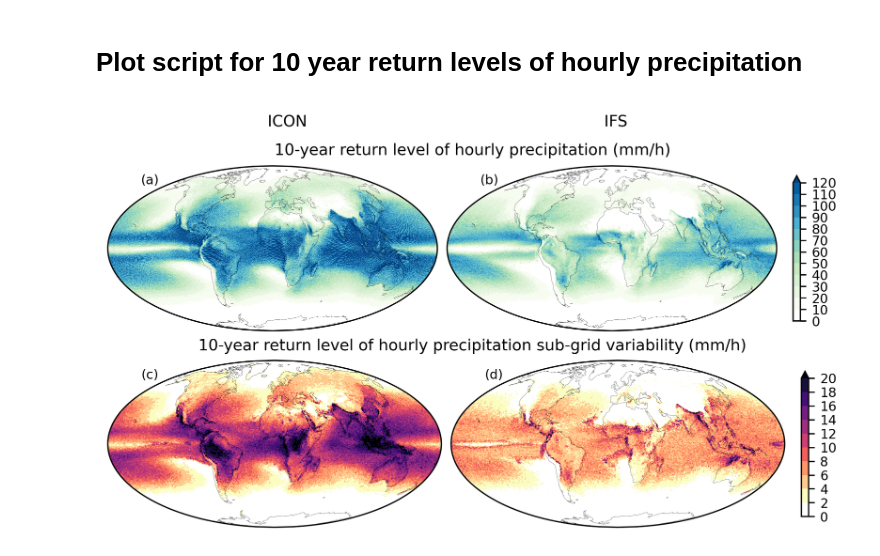
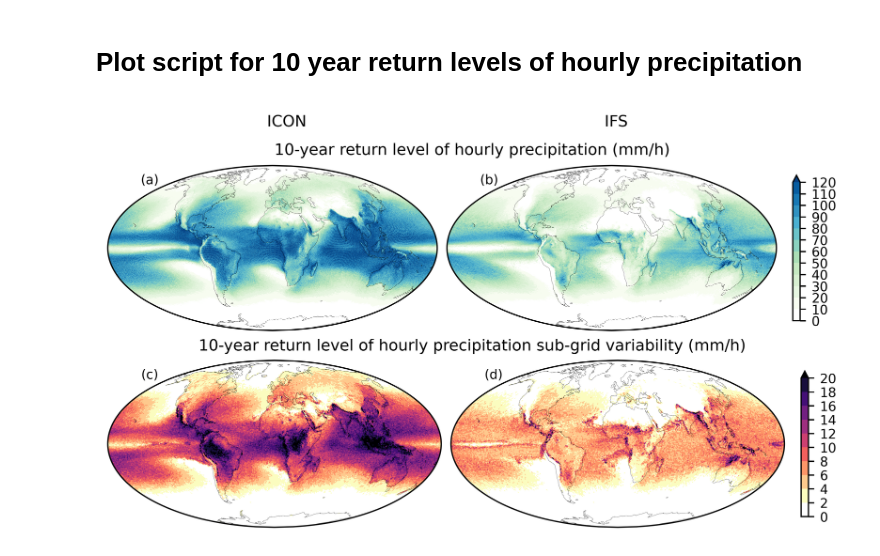
Before and after one commit to lukasbrunner/Brunner_etal_2025_ERL, a Jupyter notebook: figure4.ipynb, the cells around one changed output. Drawn from its saved outputs; the diff is of its cells as text; code cells hidden in the pictures.

```diff
--- a/figure4.ipynb
+++ b/figure4.ipynb
@@ -53,28 +53,28 @@ title_dict = {
 }
 
 label_dict = {0: '(a)', 1: '(b)', 2: '(c)', 3: '(d)'}
-# %%
-dpi = 305  # NOTE: depending on the exact resolutoin there sometimes is a an atrifact at the zero meridian
-
-fig = plt.figure(constrained_layout=True, figsize=(16*cm, 9.3*cm), dpi=dpi)
-fig.suptitle('ICON' + ' ' * 60 + 'IFS' + ' '*10 + '\n')
-
-subfigs = fig.subfigures(nrows=2, ncols=1)
-
-idx = 0
-for index, subfig in zip(data_dict, subfigs):
-
-    subfig.suptitle(title_dict[index], y=.97, va='bottom')
-
-    axes = subfig.subplots(nrows=1, ncols=2, subplot_kw={'projection': proj})
-
-    for model, ax in zip(data_dict[index], axes):
-        ax.text(0.1, .95, label_dict[idx], ha='left', va='top', transform=ax.transAxes)
-        ax.set_global()
-        default_plot(data_dict[index][model], ax=ax, add_colorbar=False if idx % 2 == 0 else True, **kwargs_dict[index])
-        idx += 1
-
-fig.savefig(os.path.join(figpath, 'figure4.png'), dpi=dpi)
-fig.savefig(os.path.join(figpath, 'figure4.pdf'), dpi=dpi)
-# %% [output]
-[figure, removed]
+# %%
+dpi = 605  # NOTE: depending on the exact resolutoin there sometimes is a an atrifact at the zero meridian
+
+fig = plt.figure(constrained_layout=True, figsize=(16*cm, 9.3*cm), dpi=dpi)
+fig.suptitle('ICON' + ' ' * 60 + 'IFS' + ' '*10 + '\n')
+
+subfigs = fig.subfigures(nrows=2, ncols=1)
+
+idx = 0
+for index, subfig in zip(data_dict, subfigs):
+
+    subfig.suptitle(title_dict[index], y=.97, va='bottom')
+
+    axes = subfig.subplots(nrows=1, ncols=2, subplot_kw={'projection': proj})
+
+    for model, ax in zip(data_dict[index], axes):
+        ax.text(0.1, .95, label_dict[idx], ha='left', va='top', transform=ax.transAxes)
+        ax.set_global()
+        default_plot(data_dict[index][model], ax=ax, add_colorbar=False if idx % 2 == 0 else True, **kwargs_dict[index])
+        idx += 1
+
+fig.savefig(os.path.join(figpath, 'figure4.png'), dpi=dpi)
+fig.savefig(os.path.join(figpath, 'figure4.pdf'), dpi=dpi)
+# %% [output]
+[figure, added]
```
Also changed, not shown: 4 other files.
